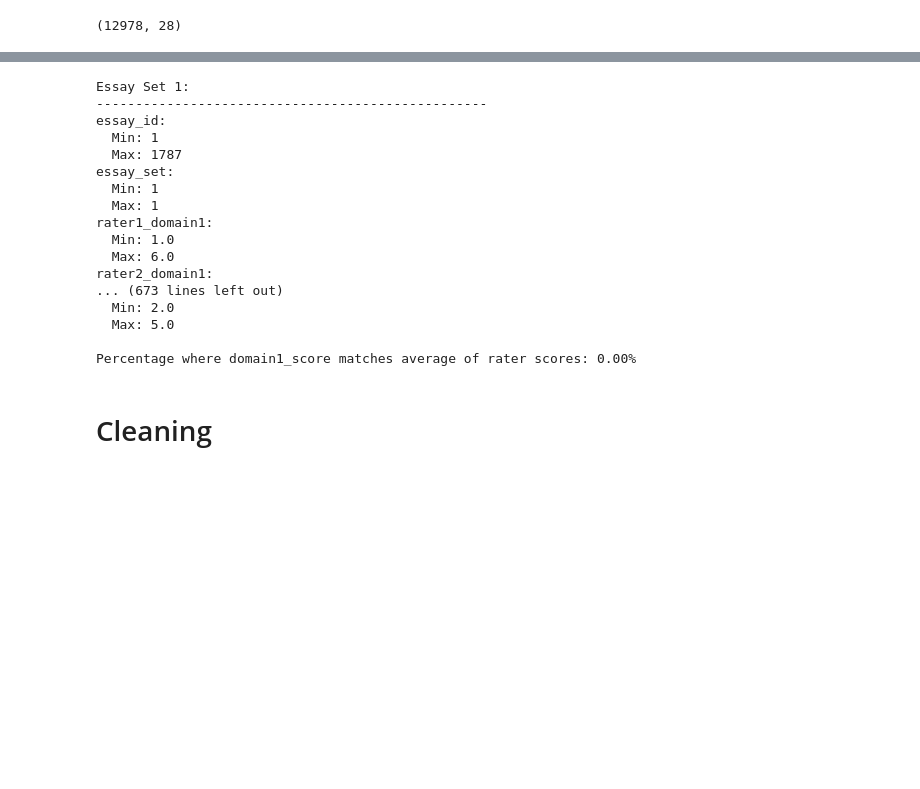
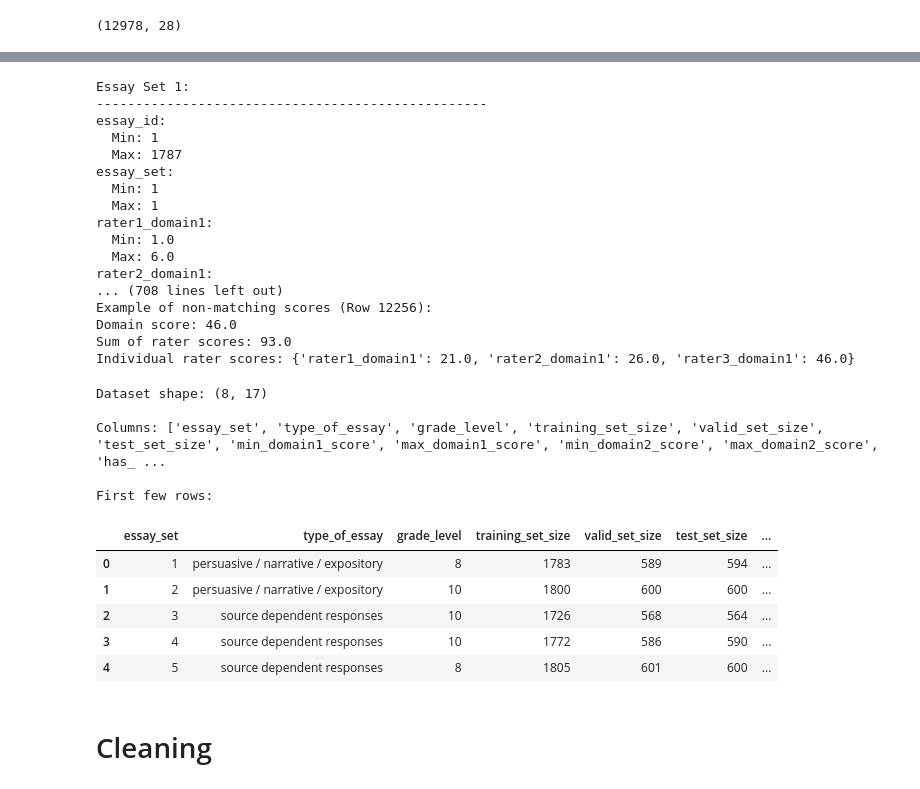
Before and after one commit to alvaro-francisco-gil/mentor-eval, a Jupyter notebook: datasets.ipynb, the cells around one changed output, grey strips where cells are left out. Saved outputs shown, nothing was run; the diff lists cells and outputs as text; code cells hidden in the pictures; blank space fills up the shorter version.

```diff
--- a/datasets.ipynb
+++ b/datasets.ipynb
@@ -139,17 +142,38 @@ for set_id, set_df in essay_sets.items():
             valid_scores = set_df[domain_col].notna()
 
             if valid_scores.any():
-                if set_id == 1:
-                    # For essay set 1, sum all non-null rater scores
-                    total_raters = set_df[rater_cols].sum(axis=1)
+                if set_id in [1, 7, 8]:
+                    # For essay sets 1, 7, and 8, sum all non-null rater scores
+                    # Only consider non-null values when summing
+                    total_raters = set_df[rater_cols].apply(lambda x: x.dropna().sum(), axis=1)
                     matches = (set_df[domain_col] == total_raters).mean() * 100
                     print(f"\nPercentage where {domain_col} matches sum of rater scores: {matches:.2f}%")
+
+                    # Print an example of non-matching scores
+                    non_matches = set_df[domain_col] != total_raters
+                    if non_matches.any():
+                        example_idx = non_matches[non_matches].index[0]
+                        print(f"\nExample of non-matching scores (Row {example_idx}):")
+                        print(f"Domain score: {set_df.loc[example_idx, domain_col]}")
+                        print(f"Sum of rater scores: {total_raters[example_idx]}")
+                        print(f"Individual rater scores: {set_df.loc[example_idx, rater_cols].to_dict()}")
                 else:
                     # For other essay sets, calculate average of rater scores
-                    avg_raters = set_df[rater_cols].mean(axis=1)
-                    matches = (set_df[domain_col] == avg_raters).mean() * 100
-                    print(f"\nPercentage where {domain_col} matches average of rater scores: {matches:.2f}%")
-#
+                    # Only consider non-null values when averaging
+                    avg_raters = set_df[rater_cols].apply(lambda x: x.dropna().mean(), axis=1)
+                    # Consider scores matching if difference is less than 1
+                    matches = (abs(set_df[domain_col] - avg_raters) < 1).mean() * 100
+                    print(f"\nPercentage where {domain_col} matches average of rater scores (within 1 point): {matches:.2f}%")
+
+                    # Print an example of non-matching scores
+                    non_matches = abs(set_df[domain_col] - avg_raters) >= 1
+                    if non_matches.any():
+                        example_idx = non_matches[non_matches].index[0]
+                        print(f"\nExample of non-matching scores (Row {example_idx}):")
+                        print(f"Domain score: {set_df.loc[example_idx, domain_col]}")
+                        print(f"Average of rater scores: {avg_raters[example_idx]:.2f}")
+                        print(f"Difference: {abs(set_df.loc[example_idx, domain_col] - avg_raters[example_idx]):.2f}")
+                        print(f"Individual rater scores: {set_df.loc[example_idx, rater_cols].to_dict()}")
 # %% [output]
 Essay Set 1:
 --------------------------------------------------
@@ -163,10 +187,31 @@ rater1_domain1:
   Min: 1.0
   Max: 6.0
 rater2_domain1:
-... (673 lines left out)
-  Min: 2.0
-  Max: 5.0
-
-Percentage where domain1_score matches average of rater scores: 0.00%
+... (708 lines left out)
+Example of non-matching scores (Row 12256):
+Domain score: 46.0
+Sum of rater scores: 93.0
+Individual rater scores: {'rater1_domain1': 21.0, 'rater2_domain1': 26.0, 'rater3_domain1': 46.0}
+# %%
+# Read the essay set descriptions Excel file
+essay_set_descriptions = pd.read_excel(r"C:\Users\alvar\Githubs\mentor-eval\datasets\asap-aes\Essay_Set_Descriptions\essay_set_descriptions.xlsx")
+
+# Display basic information about the dataset
+print("Dataset shape:", essay_set_descriptions.shape)
+print("\nColumns:", essay_set_descriptions.columns.tolist())
+print("\nFirst few rows:")
+display(essay_set_descriptions.head())
+# %% [output]
+Dataset shape: (8, 17)
+
+Columns: ['essay_set', 'type_of_essay', 'grade_level', 'training_set_size', 'valid_set_size', 'test_set_size', 'min_domain1_score', 'max_domain1_score', 'min_domain2_score', 'max_domain2_score', 'has_ ...
+
+First few rows:
+|  | essay_set | type_of_essay | grade_level | training_set_size | valid_set_size | test_set_size | ... |
+| 0 | 1 | persuasive / narrative / expository | 8 | 1783 | 589 | 594 | ... |
+| 1 | 2 | persuasive / narrative / expository | 10 | 1800 | 600 | 600 | ... |
+| 2 | 3 | source dependent responses | 10 | 1726 | 568 | 564 | ... |
+| 3 | 4 | source dependent responses | 10 | 1772 | 586 | 590 | ... |
+| 4 | 5 | source dependent responses | 8 | 1805 | 601 | 600 | ... |
 # %% [markdown]
 # Cleaning
```
Also changed, not shown: parts of 3 cells of this notebook, 28 other files.
